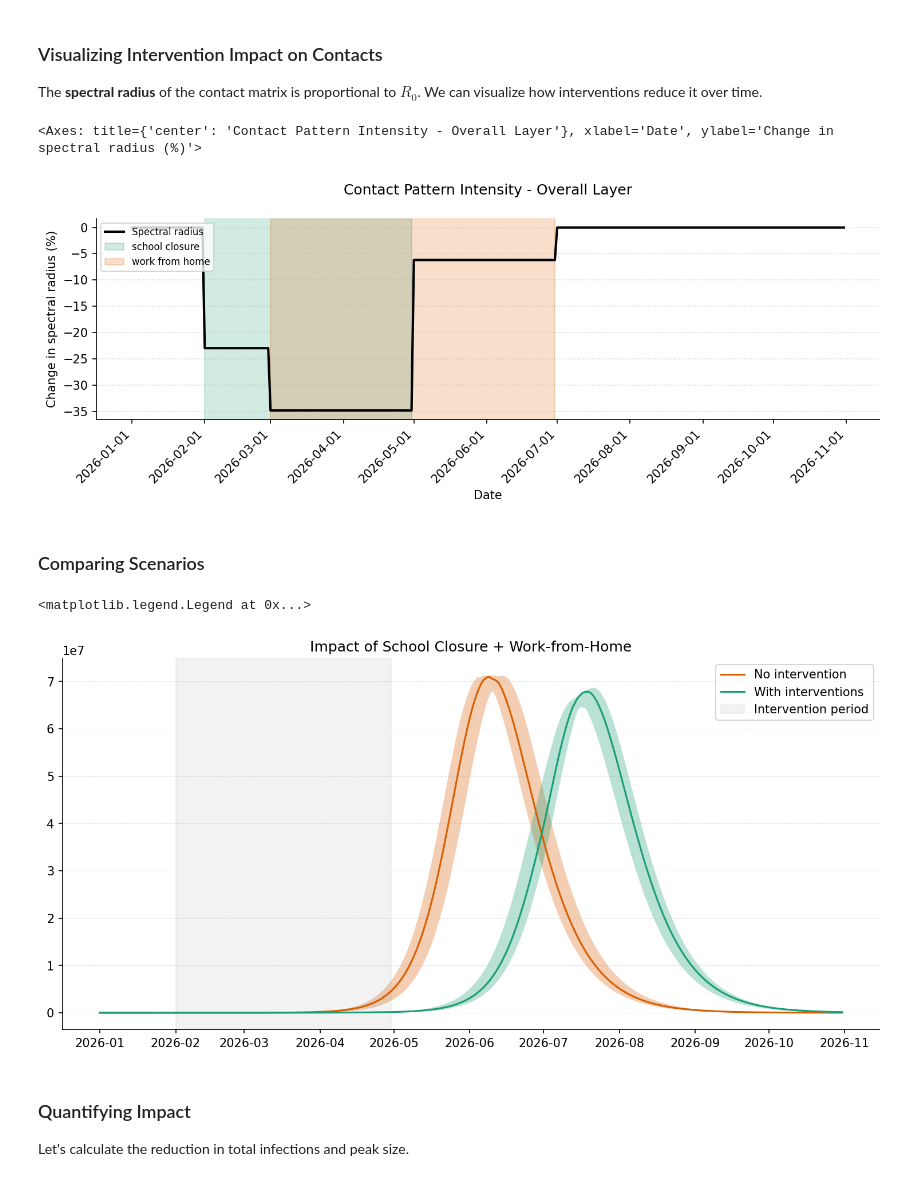
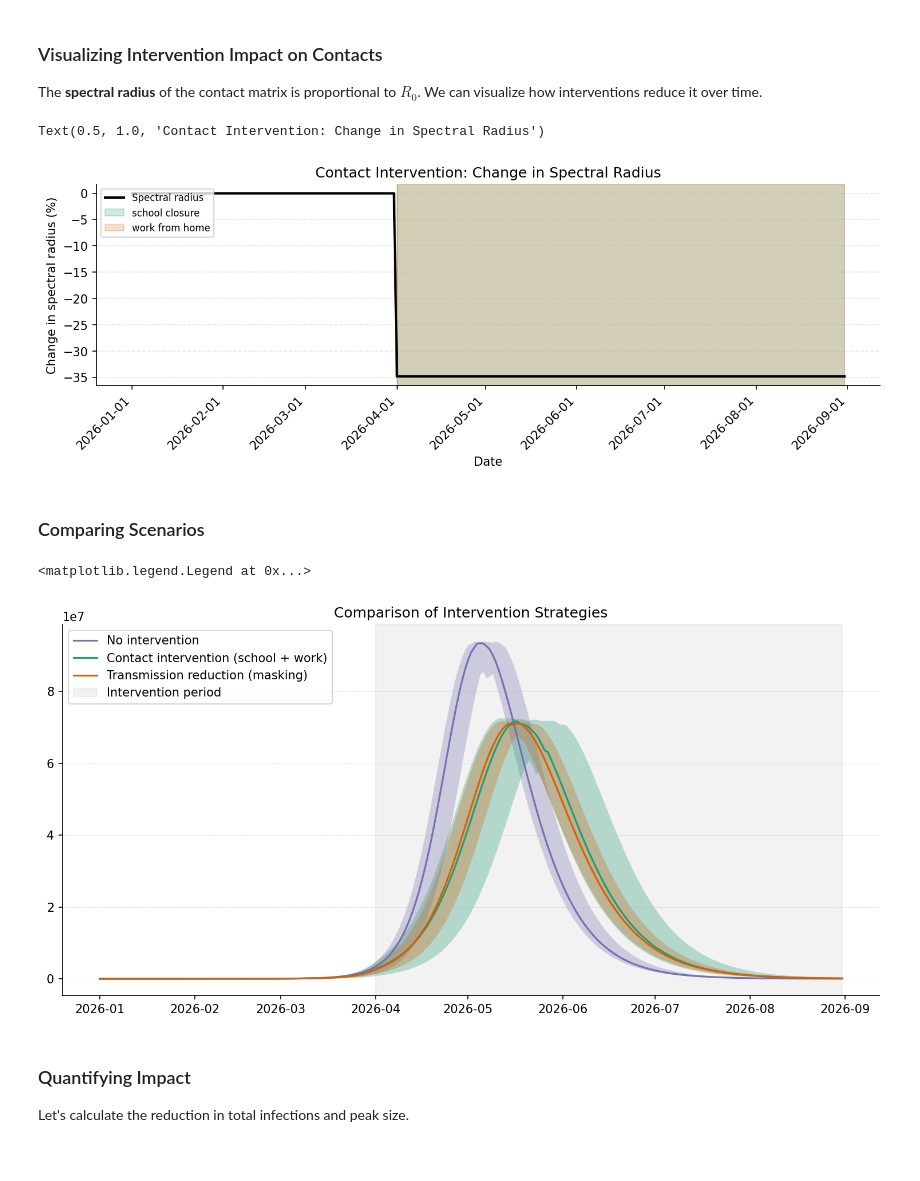
Before and after one commit to epistorm/tech-transfer-epydemix, a Jupyter notebook: sessions/session-3/01_epydemix_python_tutorial.ipynb, the cells around one changed output. Drawn from its saved outputs; the diff is of its cells as text; code cells hidden in the pictures.

```diff
--- a/sessions/session-3/01_epydemix_python_tutorial.ipynb
+++ b/sessions/session-3/01_epydemix_python_tutorial.ipynb
@@ -229,40 +229,50 @@ Non-pharmaceutical interventions (NPIs) reduce transmission by limiting contacts
 
 Let's compare a baseline scenario to one with interventions.
 # %%
-# Create two identical SEIR models
+# Create three identical SEIR models for comparison
 def create_seir_model():
     m = EpiModel(name="SEIR", compartments=["S", "E", "I", "R"])
     m.add_transition(source="S", target="E", params=("beta", "I"), kind="mediated")
     m.add_transition(source="E", target="I", params="sigma", kind="spontaneous")
     m.add_transition(source="I", target="R", params="gamma", kind="spontaneous")
-    m.add_parameter("beta", 0.025)
+    m.add_parameter("beta", 0.035)
     m.add_parameter("sigma", 0.2)
     m.add_parameter("gamma", 0.1)
     m.set_population(population)
     return m
 
 model_baseline = create_seir_model()
-model_intervention = create_seir_model()
+model_contact_intervention = create_seir_model()
+model_transmission_intervention = create_seir_model()
 # %%
-# Add interventions to one model
+# Model 2: Contact interventions (school closure + work-from-home)
 
-# School closure: 70% reduction in school contacts (Feb 1 - Apr 30)
-model_intervention.add_intervention(
+# School closure: 70% reduction in school contacts (Apr 1 - Aug 31)
+model_contact_intervention.add_intervention(
     layer_name="school",
-    start_date="2026-02-01",
-    end_date="2026-04-30",
+    start_date="2026-04-01",
+    end_date="2026-08-31",
     reduction_factor=0.3,  # 70% reduction
     name="school closure"
 )
 
-# Work-from-home: 50% reduction in work contacts (Feb 1 - Apr 30)
-model_intervention.add_intervention(
+# Work-from-home: 50% reduction in work contacts (Apr 1 - Aug 31)
+model_contact_intervention.add_intervention(
     layer_name="work",
-    start_date="2026-03-01",
-    end_date="2026-06-30",
+    start_date="2026-04-01",
+    end_date="2026-08-31",
     reduction_factor=0.5,  # 50% reduction
     name="work from home"
 )
+
+# Model 3: Transmission reduction (e.g., masking, social distancing)
+# Reduces beta by ~30% during the intervention period
+model_transmission_intervention.override_parameter(
+    start_date="2026-04-01",
+    end_date="2026-08-31",
+    parameter_name="beta",
+    value=0.025  # reduced from 0.035
+)
 # %% [markdown]
 ### Visualizing Intervention Impact on Contacts
 
@@ -270,17 +280,18 @@ The **spectral radius** of the contact matrix is proportional to $R_0$. We can v
 # %%
 from epydemix.visualization import plot_spectral_radius
 from epydemix.utils import compute_simulation_dates
 
-# Compute contact reductions
-simulation_dates = compute_simulation_dates("2026-01-01", "2026-10-31")
-model_intervention.compute_contact_reductions(simulation_dates)
+# Compute contact reductions for visualization
+simulation_dates = compute_simulation_dates("2026-01-01", "2026-08-31")
+model_contact_intervention.compute_contact_reductions(simulation_dates)
 
 # Plot spectral radius change
 fig, ax = plt.subplots(figsize=(10, 4), dpi=150)
-plot_spectral_radius(model_intervention, show_perc=True, ax=ax)
+plot_spectral_radius(model_contact_intervention, show_perc=True, ax=ax)
+ax.set_title("Contact Intervention: Change in Spectral Radius")
 # %% [output]
-<Axes: title={'center': 'Contact Pattern Intensity - Overall Layer'}, xlabel='Date', ylabel='Change in spectral radius (%)'>
+Text(0.5, 1.0, 'Contact Intervention: Change in Spectral Radius')
-[figure, old version]
+[figure, new version]
 # %% [markdown]
 ### Comparing Scenarios
 # %%
@@ -302,20 +314,25 @@ fig, ax = plt.subplots(figsize=(10, 5), dpi=150)
 
 # Plot baseline
 df_baseline = results_baseline.get_quantiles_compartments()
-plot_quantiles(df_baseline, columns=["I_total"], colors=colors[1],
+plot_quantiles(df_baseline, columns=["I_total"], colors=colors[2],
                labels="No intervention", ax=ax)
 
-# Plot intervention scenario
-df_intervention = results_intervention.get_quantiles_compartments()
-plot_quantiles(df_intervention, columns=["I_total"], colors=colors[0],
-               labels="With interventions", ax=ax)
+# Plot contact intervention scenario
+df_contact = results_contact.get_quantiles_compartments()
+plot_quantiles(df_contact, columns=["I_total"], colors=colors[0],
+               labels="Contact intervention (school + work)", ax=ax)
 
-ax.set_title("Impact of School Closure + Work-from-Home")
-ax.axvspan("2026-02-01", "2026-04-30", alpha=0.1, color="gray", label="Intervention period")
+# Plot transmission intervention scenario
+df_transmission = results_transmission.get_quantiles_compartments()
+plot_quantiles(df_transmission, columns=["I_total"], colors=colors[1],
+               labels="Transmission reduction (masking)", ax=ax)
+
+ax.set_title("Comparison of Intervention Strategies")
+ax.axvspan("2026-04-01", "2026-08-31", alpha=0.1, color="gray", label="Intervention period")
 ax.legend()
 # %% [output]
 <matplotlib.legend.Legend at 0x...>
-[figure, old version]
+[figure, new version]
 # %% [markdown]
 ### Quantifying Impact
 
```
Also changed, not shown: parts of 12 cells of this notebook.
